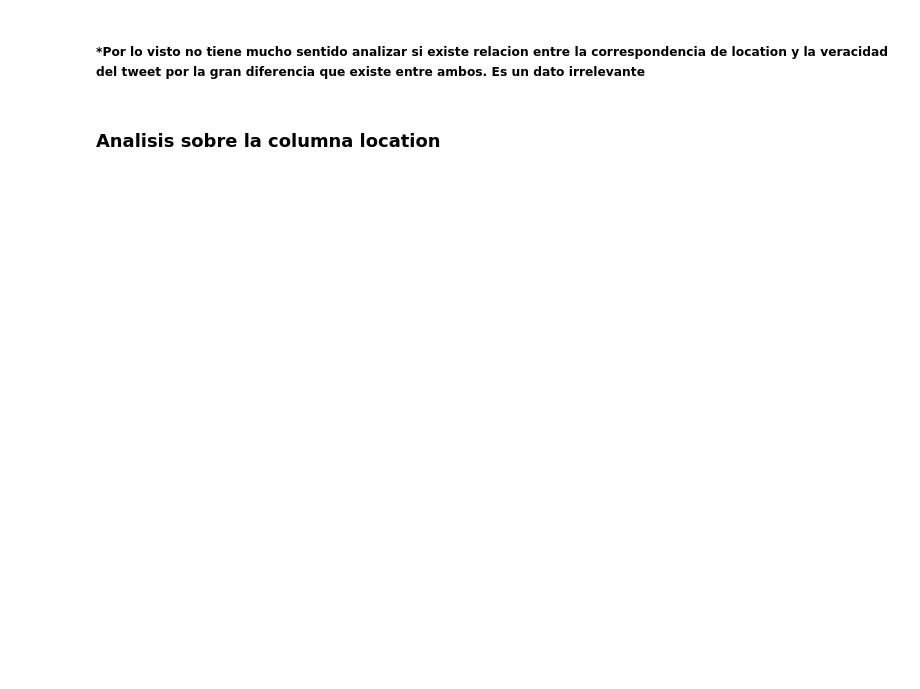
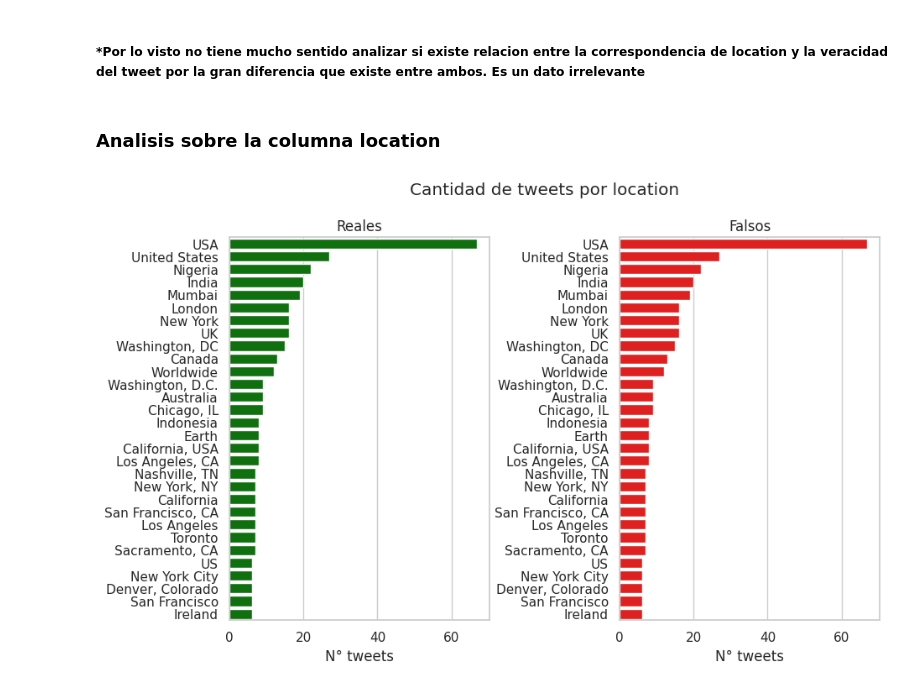
Before and after one commit to vnbarr/75.06-Datos, a Jupyter notebook: notebooks/TP1.ipynb, the cells around one changed output. Drawn from its saved outputs; the diff is of its cells as text; code cells hidden in the pictures; blank space fills up the shorter version.

```diff
--- a/notebooks/TP1.ipynb
+++ b/notebooks/TP1.ipynb
@@ -403,12 +539,14 @@ count_location.plot.bar(rot = 0).set(title = 'Correspondencia de location y su e
 # %% [markdown]
 ### Analisis sobre la columna location
 # %%
-location_bar_true = tweets[tweets["target"] == 0]['location'].value_counts().head(10)
-location_bar_false = tweets[tweets["target"] == 1]['location'].value_counts().head(10)
+location_bar_true = tweets[(tweets["target"] == 0)&(tweets["location"]!= 'None')]['location'].value_counts()
+location_bar_false = tweets[(tweets["target"] == 1)&(tweets["location"]!= 'None')]['location'].value_counts()
 
 fig, ax =plt.subplots(1,2,figsize=(10,6))
-sns.barplot(x=location_bar_true.head(10).values,y=location_bar_true.head(10).index,color='green',ax=ax[0],orient="h").set(title = 'Reales',xlabel='N° tweets')
-sns.barplot(x=location_bar_false.head(10).values,y=location_bar_false.head(10).index,color='red',ax=ax[1],orient="h").set(title = 'Falsos',xlabel='N° tweets')
-fig.subplots_adjust(top=0.8,wspace = 0.5)
+sns.barplot(x=location_bar_false.head(30).values,y=location_bar_false.head(30).index.str.replace('%20',' '),color='green',ax=ax[0],orient="h").set(title = 'Reales',xlabel='N° tweets')
+sns.barplot(x=location_bar_false.head(30).values,y=location_bar_false.head(30).index.str.replace('%20',' '),color='red',ax=ax[1],orient="h").set(title = 'Falsos',xlabel='N° tweets')
+fig.subplots_adjust(top=0.87,wspace = 0.5)
 fig.suptitle('Cantidad de tweets por location')
 fig.show()
+# %% [output]
+[figure, added]
```
Also changed, not shown: parts of 28 cells of this notebook, 2 other files.
